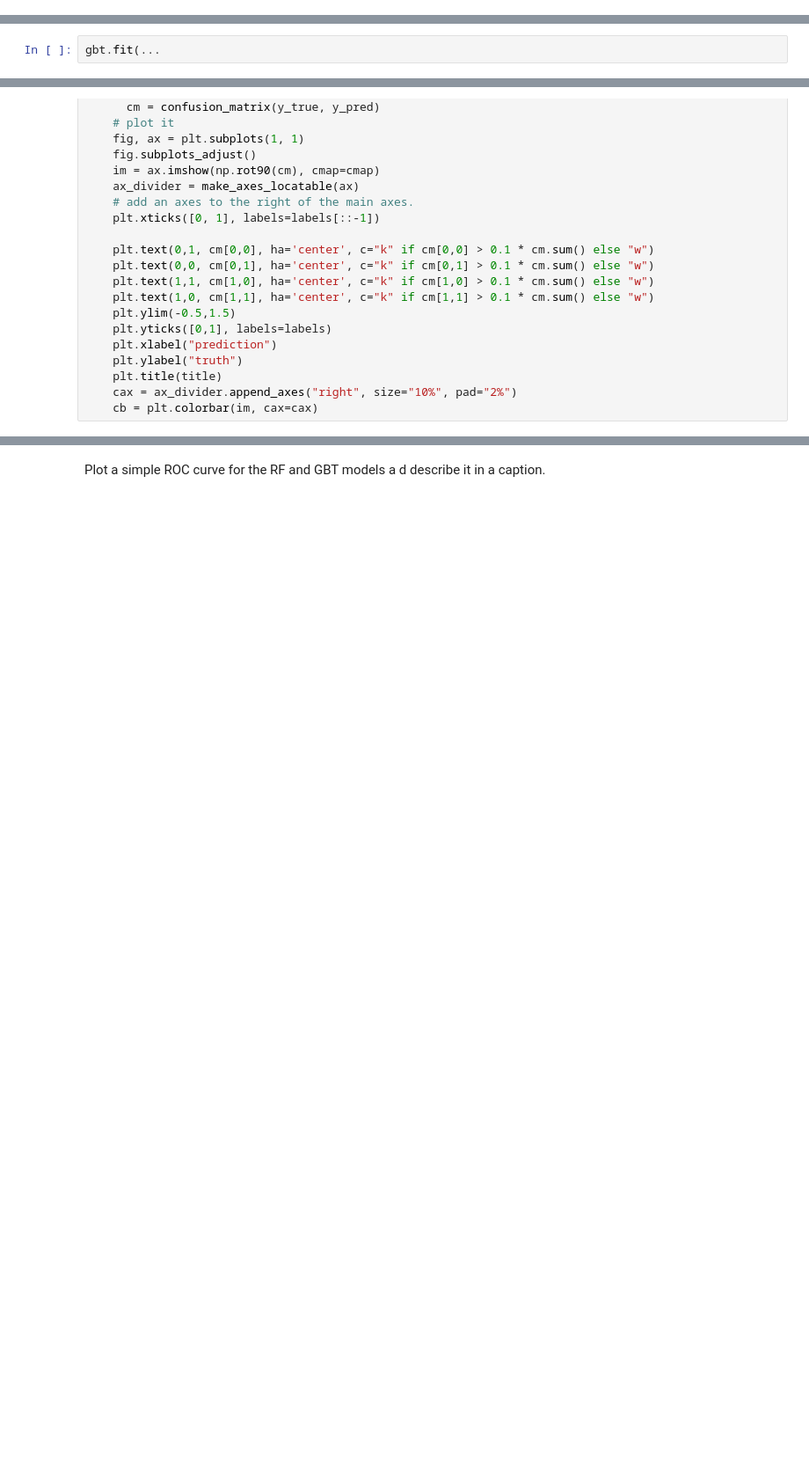
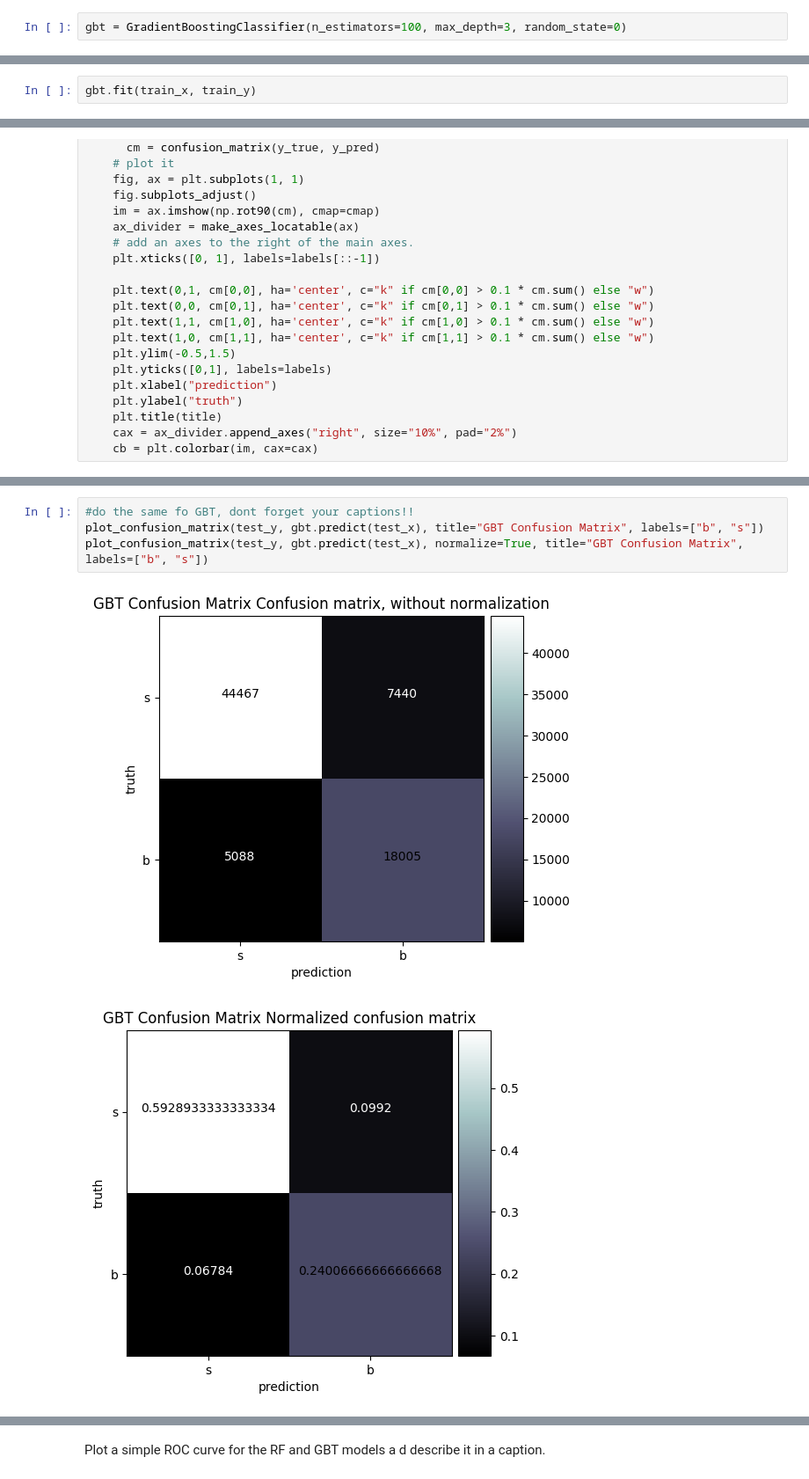
Before and after one commit to TJTomas/DSPS_TTomaszewski, a Jupyter notebook: HW8/Tomaszewski_higgsbosonSearch.ipynb, the cells around one changed output, grey strips where cells are left out. Shown: that part at 88% size. Cells and saved outputs as stored; diff of their text form; blank space fills up the shorter version.

```diff
--- a/HW8/Tomaszewski_higgsbosonSearch.ipynb
+++ b/HW8/Tomaszewski_higgsbosonSearch.ipynb
@@ -131 +280,3 @@ gbt = ...
+# %%
+gbt = GradientBoostingClassifier(n_estimators=100, max_depth=3, random_state=0)
 # %%
@@ -133,2 +286,2 @@ rf.fit(...
 # %%
-gbt.fit(...
+gbt.fit(train_x, train_y)
@@ -203,0 +368,7 @@ plot_confusion_matrix(...
+# %%
+#do the same fo GBT, dont forget your captions!!
+plot_confusion_matrix(test_y, gbt.predict(test_x), title="GBT Confusion Matrix", labels=["b", "s"])
+plot_confusion_matrix(test_y, gbt.predict(test_x), normalize=True, title="GBT Confusion Matrix", labels=["b", "s"])
+# %% [output]
+[figure, added]
+[figure, added]
```
Also changed, not shown: parts of 72 cells of this notebook.
